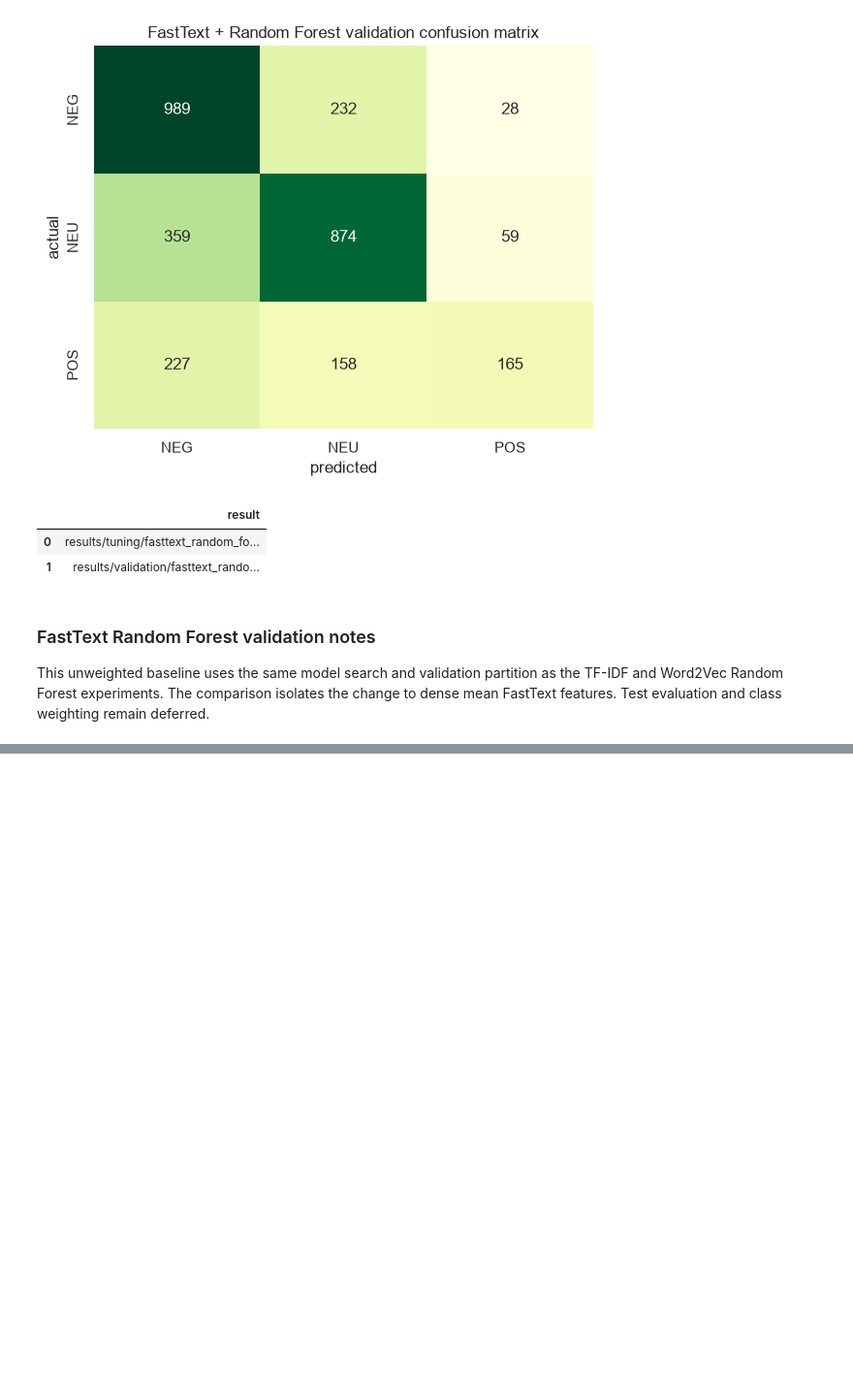
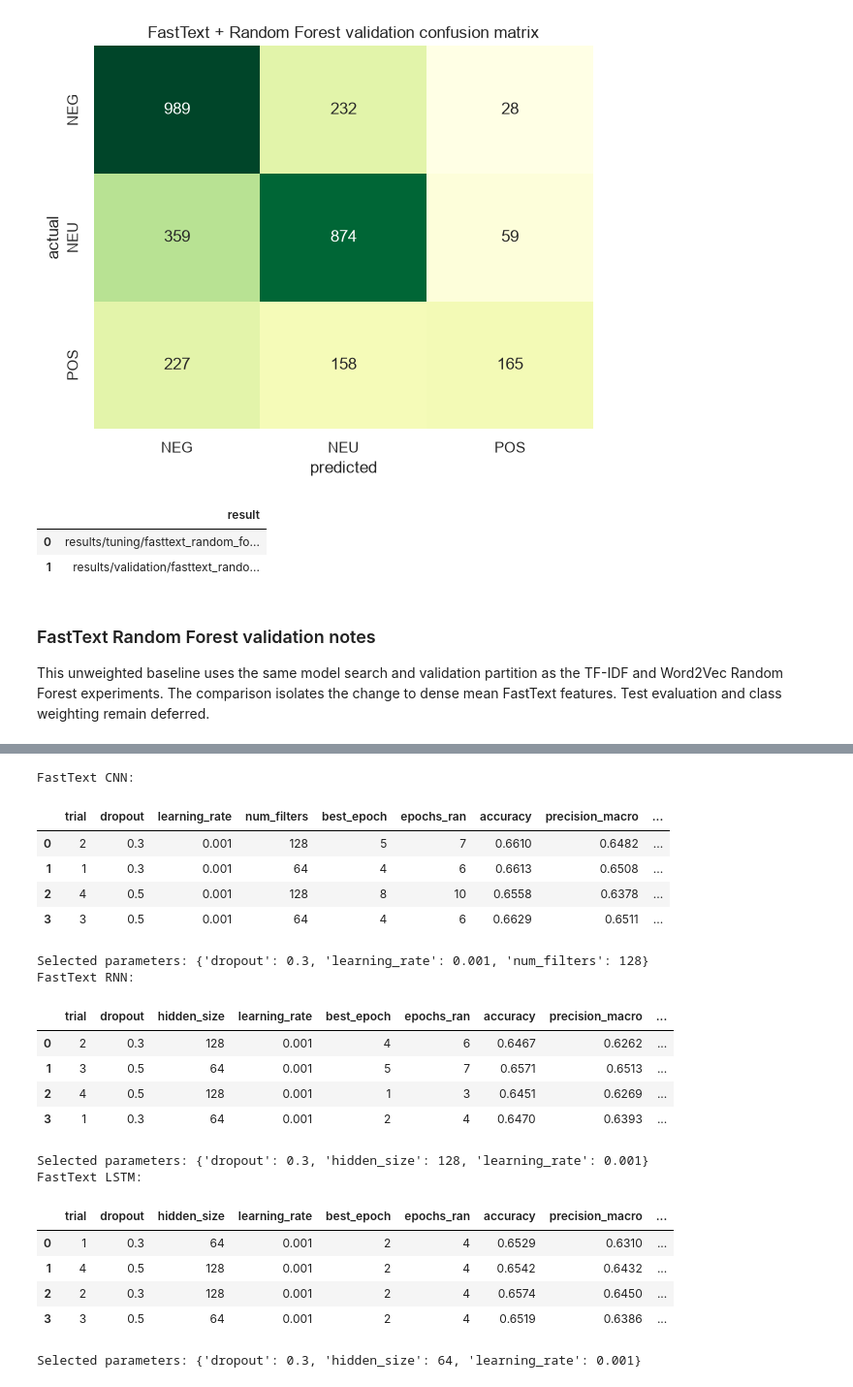
Before and after one commit to iAboud98/arabic-sentiment-analysis, a Jupyter notebook: notebooks/arabic_sentiment_analysis.ipynb, the cells around one changed output, grey strips where cells are left out. Shown at 97% size. Saved outputs shown, nothing was run; the diff lists cells and outputs as text; code cells hidden in the pictures; blank space fills up the shorter version.

```diff
--- a/notebooks/arabic_sentiment_analysis.ipynb
+++ b/notebooks/arabic_sentiment_analysis.ipynb
@@ -3810,0 +4091,75 @@ This unweighted baseline uses the same model search and validation partition as
+# %%
+FASTTEXT_NEURAL_EXPERIMENTS = {}
+for model_name in fasttext_neural_model_names:
+    model_config = CONFIG["models"][model_name]
+    parameter_candidates = list(ParameterGrid(model_config["search_space"]))
+    if not parameter_candidates:
+        raise ValueError(f"The FastText {model_name} search space is empty.")
+
+    tuning_rows = []
+    trial_artifacts = {}
+    for trial_number, parameters in enumerate(parameter_candidates, start=1):
+        state, history, metrics, predictions = train_fasttext_neural(
+            model_name, parameters
+        )
+        best_epoch = int(history.loc[history["f1_macro"].idxmax(), "epoch"])
+        tuning_rows.append(
+            {
+                "trial": trial_number,
+                **parameters,
+                "best_epoch": best_epoch,
+                "epochs_ran": len(history),
+                **metrics,
+            }
+        )
+        trial_artifacts[trial_number] = {
+            "state_dict": state,
+            "history": history,
+            "predictions": predictions,
+        }
+
+    tuning_results = (
+        pd.DataFrame(tuning_rows)
+        .sort_values(
+            ["f1_macro", "f1_weighted", "accuracy", "trial"],
+            ascending=[False, False, False, True],
+            kind="mergesort",
+        )
+        .reset_index(drop=True)
+    )
+    best_trial = int(tuning_results.iloc[0]["trial"])
+    selected = trial_artifacts[best_trial]
+    FASTTEXT_NEURAL_EXPERIMENTS[model_name] = {
+        "parameters": dict(parameter_candidates[best_trial - 1]),
+        "selected_epoch": int(tuning_results.iloc[0]["best_epoch"]),
+        "state_dict": selected["state_dict"],
+        "history": selected["history"],
+        "predictions": selected["predictions"],
+        "tuning_results": tuning_results,
+    }
+    print(f"FastText {model_name.upper()}:")
+    display(tuning_results.round(4))
+    selected_parameters = FASTTEXT_NEURAL_EXPERIMENTS[model_name]["parameters"]
+    print(f"Selected parameters: {selected_parameters}")
+# %% [output]
+FastText CNN:
+|  | trial | dropout | learning_rate | num_filters | best_epoch | epochs_ran | accuracy | precision_macro | ... |
+| 0 | 2 | 0.3 | 0.001 | 128 | 5 | 7 | 0.6610 | 0.6482 | ... |
+| 1 | 1 | 0.3 | 0.001 | 64 | 4 | 6 | 0.6613 | 0.6508 | ... |
+| 2 | 4 | 0.5 | 0.001 | 128 | 8 | 10 | 0.6558 | 0.6378 | ... |
+| 3 | 3 | 0.5 | 0.001 | 64 | 4 | 6 | 0.6629 | 0.6511 | ... |
+Selected parameters: {'dropout': 0.3, 'learning_rate': 0.001, 'num_filters': 128}
+FastText RNN:
+|  | trial | dropout | hidden_size | learning_rate | best_epoch | epochs_ran | accuracy | precision_macro | ... |
+| 0 | 2 | 0.3 | 128 | 0.001 | 4 | 6 | 0.6467 | 0.6262 | ... |
+| 1 | 3 | 0.5 | 64 | 0.001 | 5 | 7 | 0.6571 | 0.6513 | ... |
+| 2 | 4 | 0.5 | 128 | 0.001 | 1 | 3 | 0.6451 | 0.6269 | ... |
+| 3 | 1 | 0.3 | 64 | 0.001 | 2 | 4 | 0.6470 | 0.6393 | ... |
+Selected parameters: {'dropout': 0.3, 'hidden_size': 128, 'learning_rate': 0.001}
+FastText LSTM:
+|  | trial | dropout | hidden_size | learning_rate | best_epoch | epochs_ran | accuracy | precision_macro | ... |
+| 0 | 1 | 0.3 | 64 | 0.001 | 2 | 4 | 0.6529 | 0.6310 | ... |
+| 1 | 4 | 0.5 | 128 | 0.001 | 2 | 4 | 0.6542 | 0.6432 | ... |
+| 2 | 2 | 0.3 | 128 | 0.001 | 2 | 4 | 0.6574 | 0.6450 | ... |
+| 3 | 3 | 0.5 | 64 | 0.001 | 2 | 4 | 0.6519 | 0.6386 | ... |
+Selected parameters: {'dropout': 0.3, 'hidden_size': 64, 'learning_rate': 0.001}
```
Also changed, not shown: parts of 7 cells of this notebook, 9 other files.
